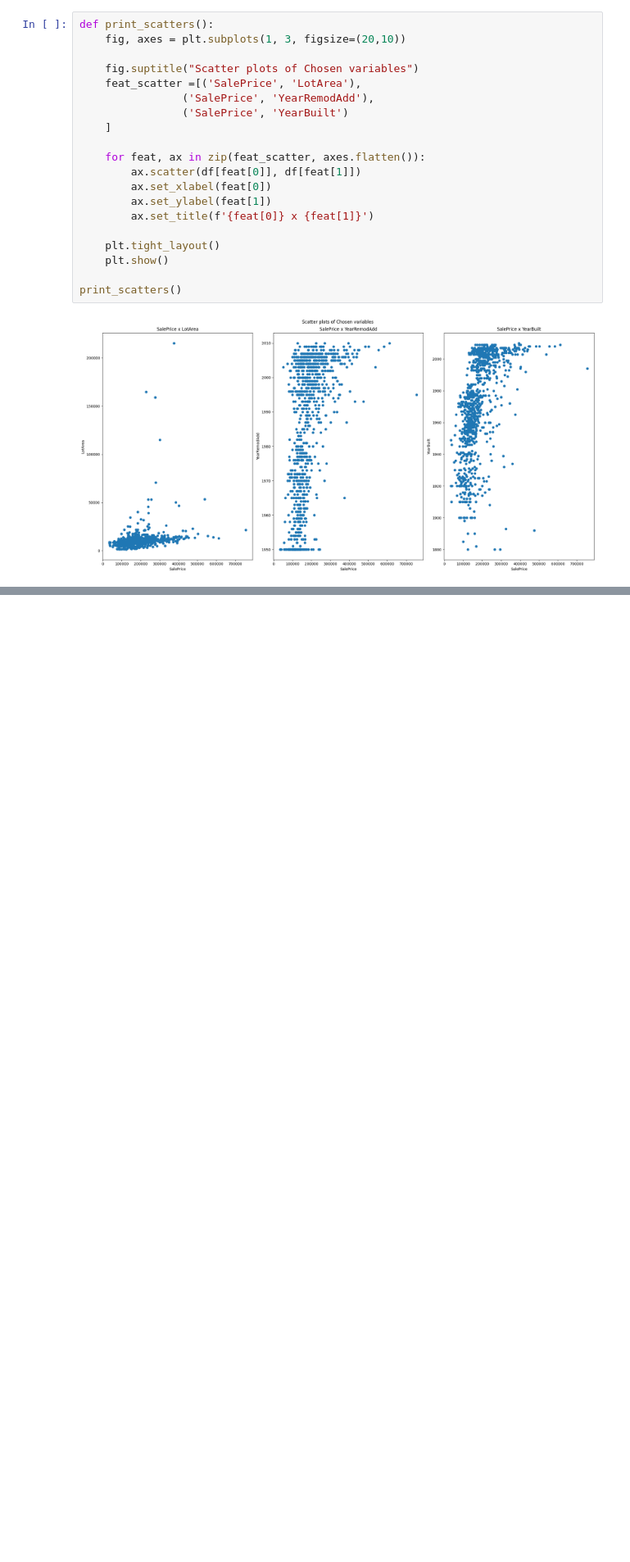
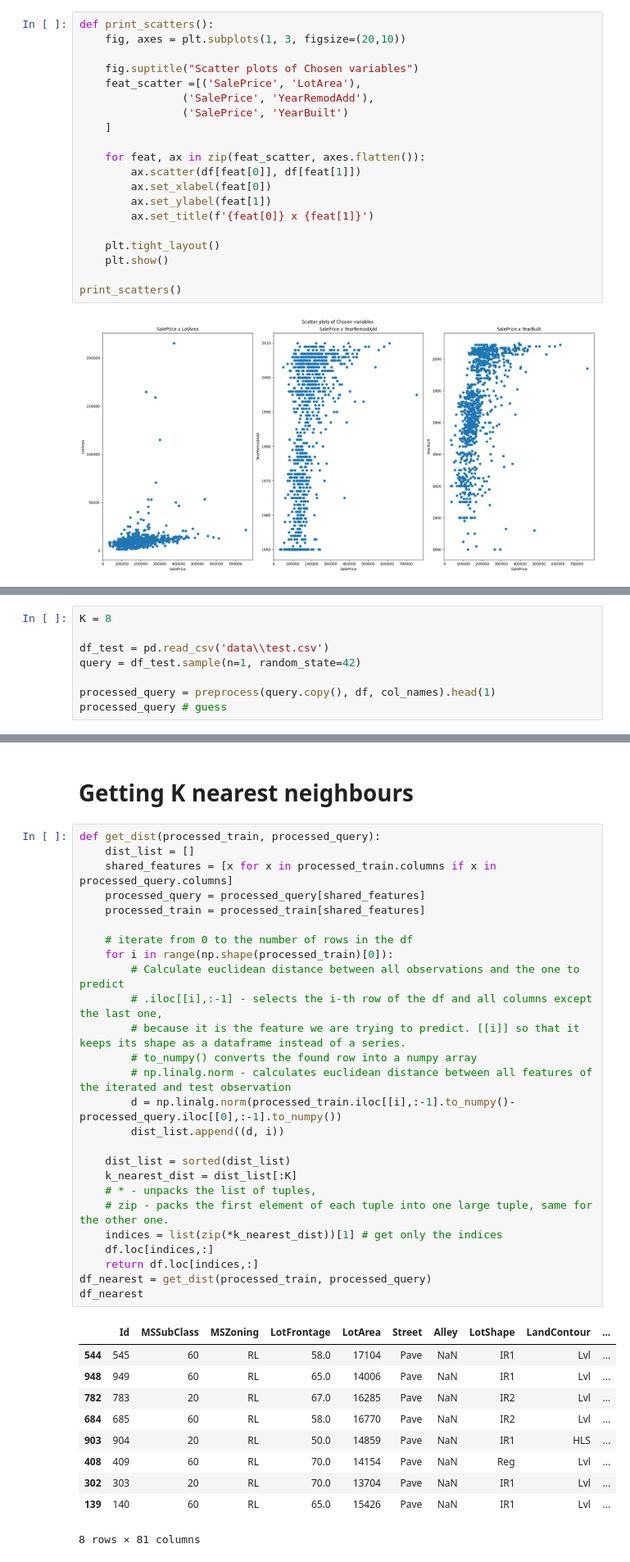
Before and after one commit to liutis6/House-Data-analysis-and-KNN, a Jupyter notebook: L1.ipynb, the cells around one changed output, grey strips where cells are left out. Shown at 82% size. Saved outputs shown, nothing was run; the diff lists cells and outputs as text; blank space fills up the shorter version.

Commit message:
Add getting of K nearest neighbours for KNN and calculate accuracy score (though with problems)

```diff
--- a/L1.ipynb
+++ b/L1.ipynb
@@ -337,0 +407,8 @@ After: 0
+# %%
+K = 8
+
+df_test = pd.read_csv('data\\test.csv')
+query = df_test.sample(n=1, random_state=42)
+
+processed_query = preprocess(query.copy(), df, col_names).head(1)
+processed_query # guess
@@ -337,0 +419,39 @@ After: 0
+# %% [markdown]
+# Getting K nearest neighbours
+# %%
+def get_dist(processed_train, processed_query):
+    dist_list = []
+    shared_features = [x for x in processed_train.columns if x in processed_query.columns]
+    processed_query = processed_query[shared_features]
+    processed_train = processed_train[shared_features]
+
+    # iterate from 0 to the number of rows in the df
+    for i in range(np.shape(processed_train)[0]):
+        # Calculate euclidean distance between all observations and the one to predict
+        # .iloc[[i],:-1] - selects the i-th row of the df and all columns except the last one,
+        # because it is the feature we are trying to predict. [[i]] so that it keeps its shape as a dataframe instead of a series.
+        # to_numpy() converts the found row into a numpy array
+        # np.linalg.norm - calculates euclidean distance between all features of the iterated and test observation
+        d = np.linalg.norm(processed_train.iloc[[i],:-1].to_numpy()-processed_query.iloc[[0],:-1].to_numpy())
+        dist_list.append((d, i))
+
+    dist_list = sorted(dist_list)
+    k_nearest_dist = dist_list[:K]
+    # * - unpacks the list of tuples,
+    # zip - packs the first element of each tuple into one large tuple, same for the other one.
+    indices = list(zip(*k_nearest_dist))[1] # get only the indices
+    df.loc[indices,:]
+    return df.loc[indices,:]
+df_nearest = get_dist(processed_train, processed_query)
+df_nearest
+# %% [output]
+|  | Id | MSSubClass | MSZoning | LotFrontage | LotArea | Street | Alley | LotShape | LandContour | ... |
+| 544 | 545 | 60 | RL | 58.0 | 17104 | Pave | NaN | IR1 | Lvl | ... |
+| 948 | 949 | 60 | RL | 65.0 | 14006 | Pave | NaN | IR1 | Lvl | ... |
+| 782 | 783 | 20 | RL | 67.0 | 16285 | Pave | NaN | IR2 | Lvl | ... |
+| 684 | 685 | 60 | RL | 58.0 | 16770 | Pave | NaN | IR2 | Lvl | ... |
+| 903 | 904 | 20 | RL | 50.0 | 14859 | Pave | NaN | IR1 | HLS | ... |
+| 408 | 409 | 60 | RL | 70.0 | 14154 | Pave | NaN | Reg | Lvl | ... |
+| 302 | 303 | 20 | RL | 70.0 | 13704 | Pave | NaN | IR1 | Lvl | ... |
+| 139 | 140 | 60 | RL | 65.0 | 15426 | Pave | NaN | IR1 | Lvl | ... |
+8 rows × 81 columns
```
Also changed, not shown: parts of 17 cells of this notebook, 1 other file.
